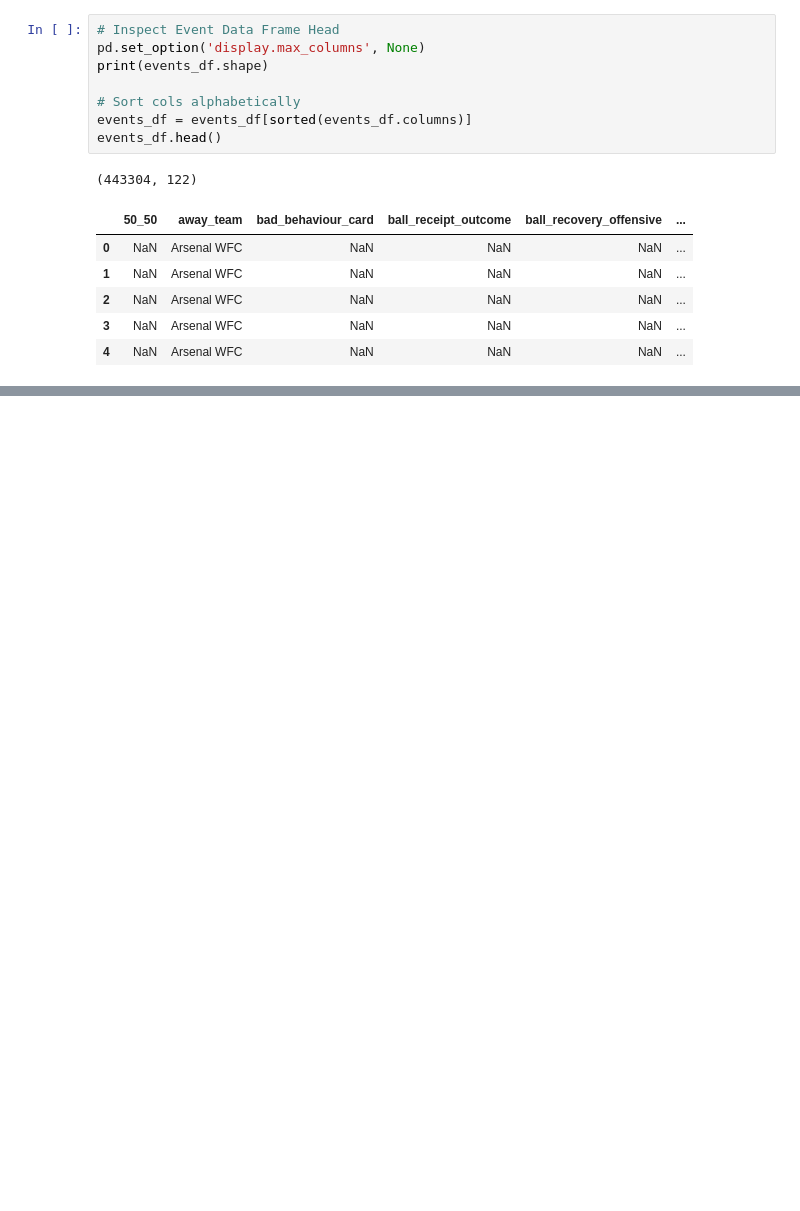
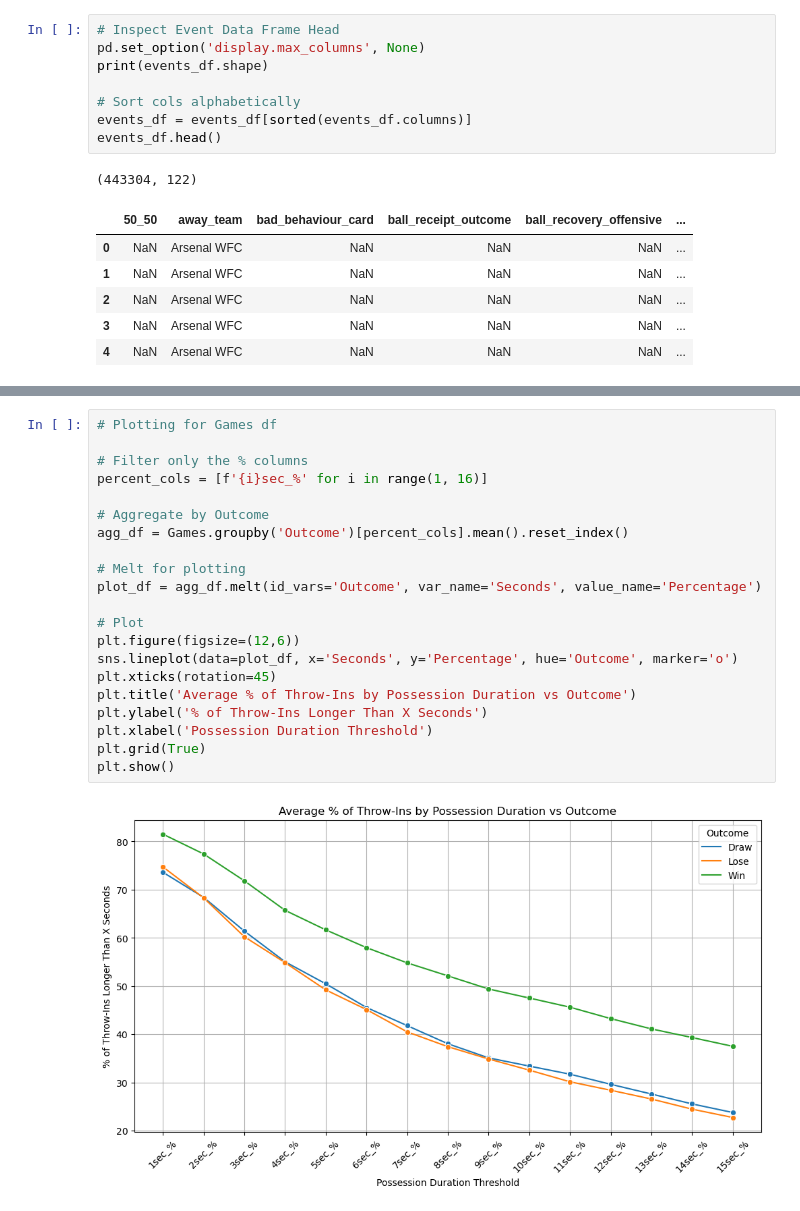
Before and after one commit to hwillif/Throw-in-Project, a Jupyter notebook: Throw-in Project - Jimenez.ipynb, the cells around one changed output, grey strips where cells are left out. Cells and saved outputs as stored; diff of their text form; blank space fills up the shorter version.

```diff
--- a/Throw-in Project - Jimenez.ipynb
+++ b/Throw-in Project - Jimenez.ipynb
@@ -288,0 +475,23 @@ Name: goalkeeper_type, dtype: int64
+# %%
+# Plotting for Games df
+
+# Filter only the % columns
+percent_cols = [f'{i}sec_%' for i in range(1, 16)]
+
+# Aggregate by Outcome
+agg_df = Games.groupby('Outcome')[percent_cols].mean().reset_index()
+
+# Melt for plotting
+plot_df = agg_df.melt(id_vars='Outcome', var_name='Seconds', value_name='Percentage')
+
+# Plot
+plt.figure(figsize=(12,6))
+sns.lineplot(data=plot_df, x='Seconds', y='Percentage', hue='Outcome', marker='o')
+plt.xticks(rotation=45)
+plt.title('Average % of Throw-Ins by Possession Duration vs Outcome')
+plt.ylabel('% of Throw-Ins Longer Than X Seconds')
+plt.xlabel('Possession Duration Threshold')
+plt.grid(True)
+plt.show()
+# %% [output]
+[figure, added]
```
Also changed, not shown: parts of 23 cells of this notebook.
